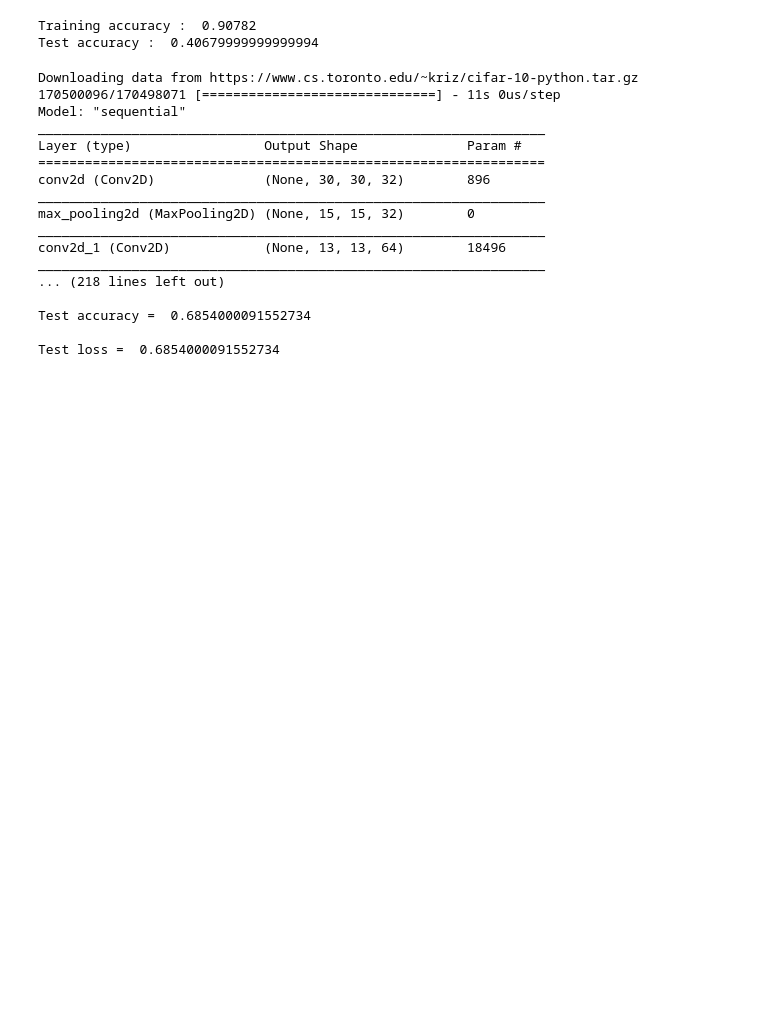
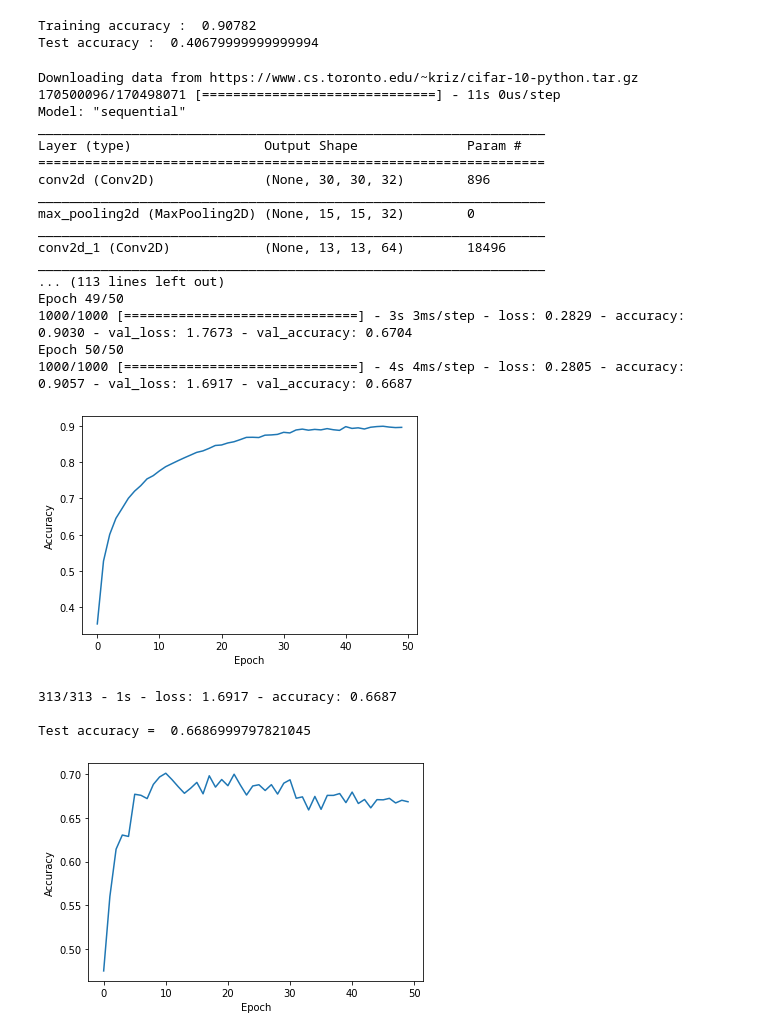
Before and after one commit to Nirajkanth/Digital-image-processing-and-computer-vision, a Jupyter notebook: EN2550_Assignments/A_04/Assign_04.ipynb, the cells around one changed output. Drawn from its saved outputs; the diff is of its cells as text; code cells hidden in the pictures; blank space fills up the shorter version.

```diff
--- a/EN2550_Assignments/A_04/Assign_04.ipynb
+++ b/EN2550_Assignments/A_04/Assign_04.ipynb
@@ -468,38 +468,49 @@ model.add(layers.Conv2D(64, (3,3), activation = "relu"))
 model.add(layers.MaxPooling2D((2,2)))
 model.add(layers.Conv2D(64, (3,3), activation = "relu"))
 model.add(layers.MaxPooling2D((2,2)))
 model.add(layers.Flatten())
 model.add(layers.Dense(64, activation = "relu"))
 model.add(layers.Dense(10))
 
 model.compile(
     optimizer = tf.keras.optimizers.SGD(learning_rate=0.01, momentum = 0.9),
     loss = tf.keras.losses.CategoricalCrossentropy(from_logits = True),
     metrics= ["accuracy"]
 )
 print(model.summary())
+history = model.fit(x_train, y_train, epochs=50,batch_size=50,validation_data=(x_test, y_test))
 
+plt.plot(history.history['accuracy'], label='accuracy')
+plt.xlabel('Epoch')
+plt.ylabel('Accuracy')
+plt.show()
+plt.plot(history.history['val_accuracy'], label = 'val_accuracy')
+plt.xlabel('Epoch')
+plt.ylabel('Accuracy')
 
-model.fit(x_train, y_train, epochs = 100, batch_size = 50)
+test_loss, test_acc = model.evaluate(x_test, y_test, verbose = 2)
 
-test_loss, test_acc = model.evaluate(x_test, y_test, batch_size = 50,verbose = 2)
 print("\nTest accuracy = ", test_acc)
-print("\nTest loss = ", test_loss)
 # %% [output]
 Downloading data from https://www.cs.toronto.edu/~kriz/cifar-10-python.tar.gz
 170500096/170498071 [==============================] - 11s 0us/step
 Model: "sequential"
 _________________________________________________________________
 Layer (type)                 Output Shape              Param #
 =================================================================
 conv2d (Conv2D)              (None, 30, 30, 32)        896
 _________________________________________________________________
 max_pooling2d (MaxPooling2D) (None, 15, 15, 32)        0
 _________________________________________________________________
 conv2d_1 (Conv2D)            (None, 13, 13, 64)        18496
 _________________________________________________________________
-... (218 lines left out)
-
-Test accuracy =  0.6854000091552734
-
-Test loss =  0.6854000091552734
+... (113 lines left out)
+Epoch 49/50
+1000/1000 [==============================] - 3s 3ms/step - loss: 0.2829 - accuracy: 0.9030 - val_loss: 1.7673 - val_accuracy: 0.6704
+Epoch 50/50
+1000/1000 [==============================] - 4s 4ms/step - loss: 0.2805 - accuracy: 0.9057 - val_loss: 1.6917 - val_accuracy: 0.6687
+[figure, added]
+313/313 - 1s - loss: 1.6917 - accuracy: 0.6687
+
+Test accuracy =  0.6686999797821045
+[figure, added]
```
Also changed, not shown: parts of 2 cells of this notebook.
